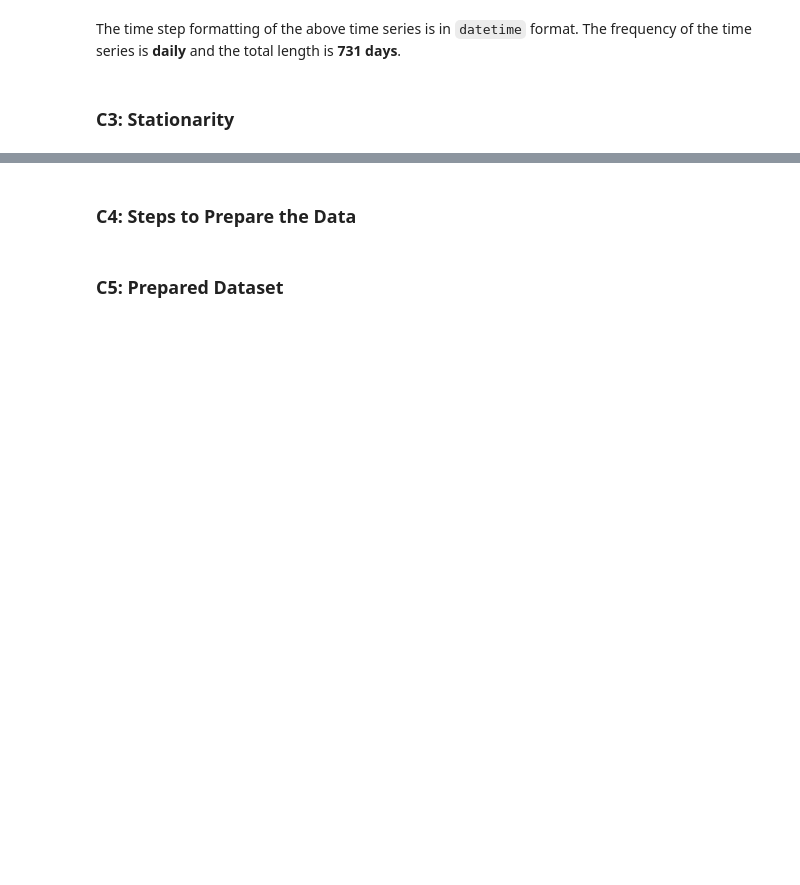
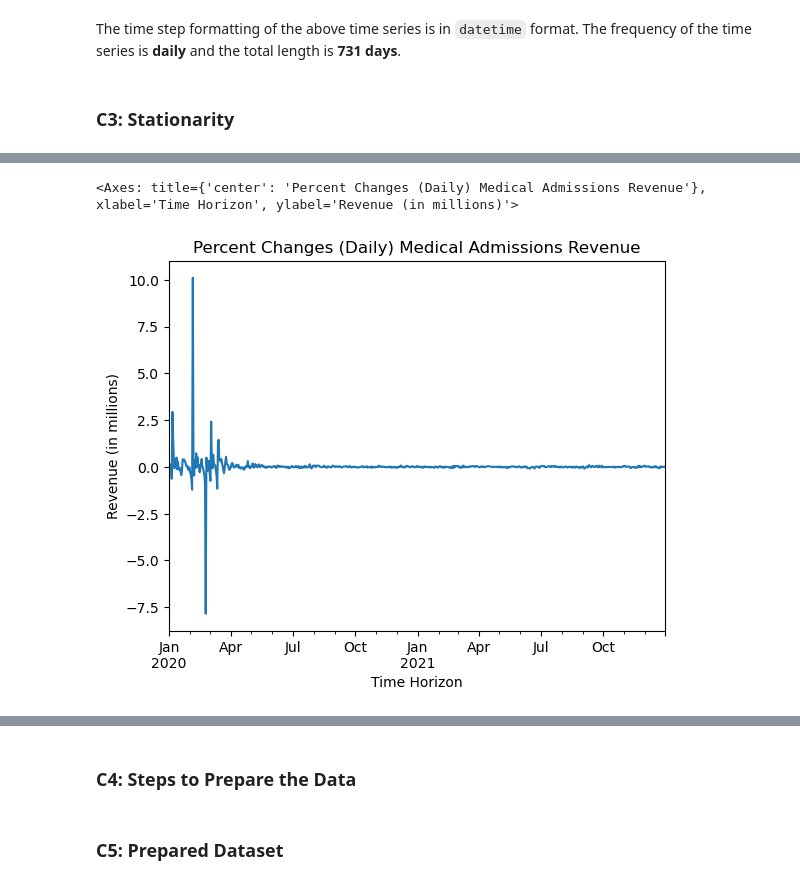
Before and after one commit to jtrawick/D213, a Jupyter notebook: Task1-Time_Series_Modeling/D213_task1.ipynb, the cells around one changed output, grey strips where cells are left out. Cells and saved outputs as stored; diff of their text form; code cells hidden in the pictures; blank space fills up the shorter version.

```diff
--- a/Task1-Time_Series_Modeling/D213_task1.ipynb
+++ b/Task1-Time_Series_Modeling/D213_task1.ipynb
@@ -63,0 +95,7 @@ dtype: float64
+# %%
+# Get pct changes from the time series and plot to line graph
+df['Revenue_chg'] = df['Revenue'].pct_change()
+df['Revenue_chg'].plot(title='Percent Changes (Daily) Medical Admissions Revenue', ylabel='Revenue (in millions)', xlabel='Time Horizon')
+# %% [output]
+<Axes: title={'center': 'Percent Changes (Daily) Medical Admissions Revenue'}, xlabel='Time Horizon', ylabel='Revenue (in millions)'>
+[figure, added]
```
Also changed, not shown: parts of 14 cells of this notebook.
